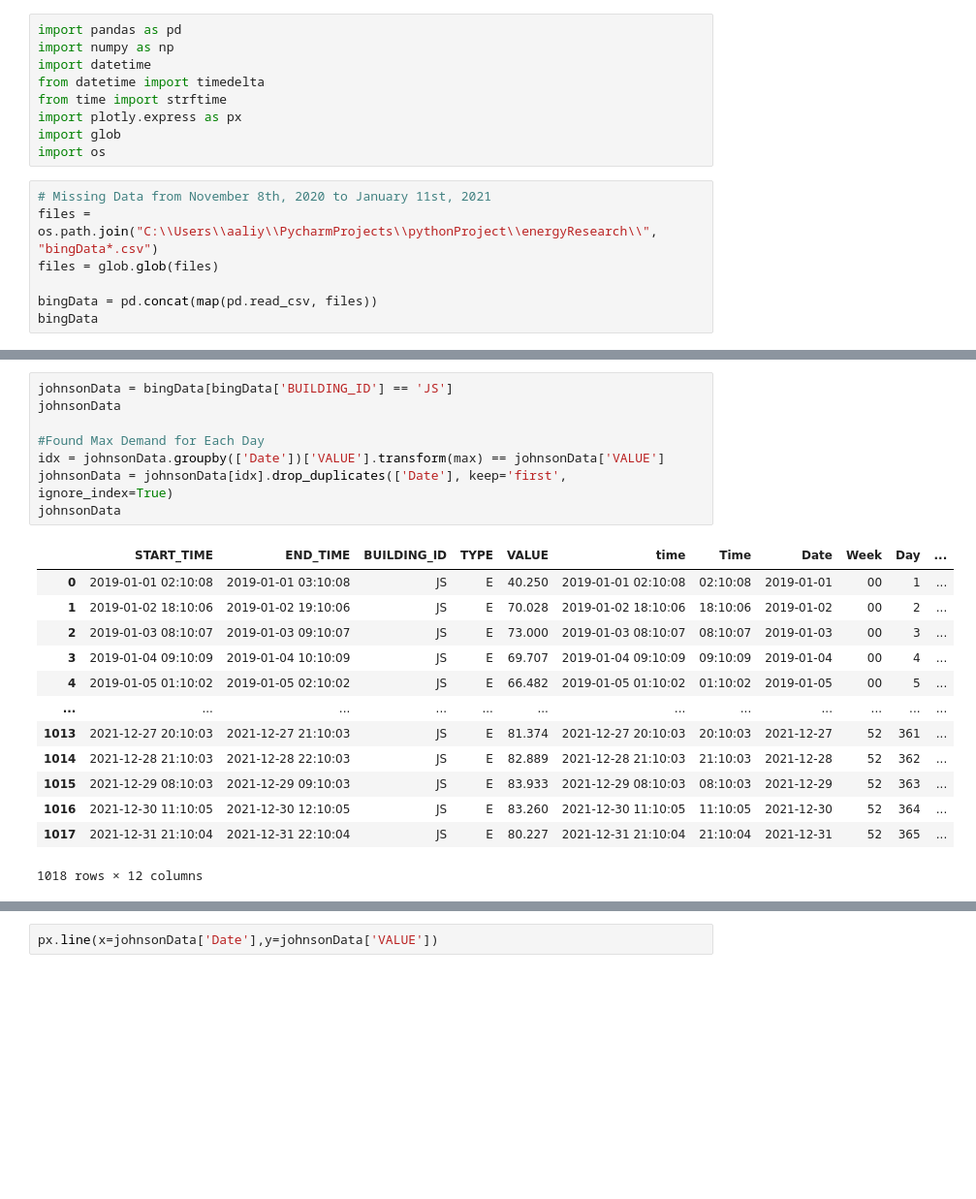
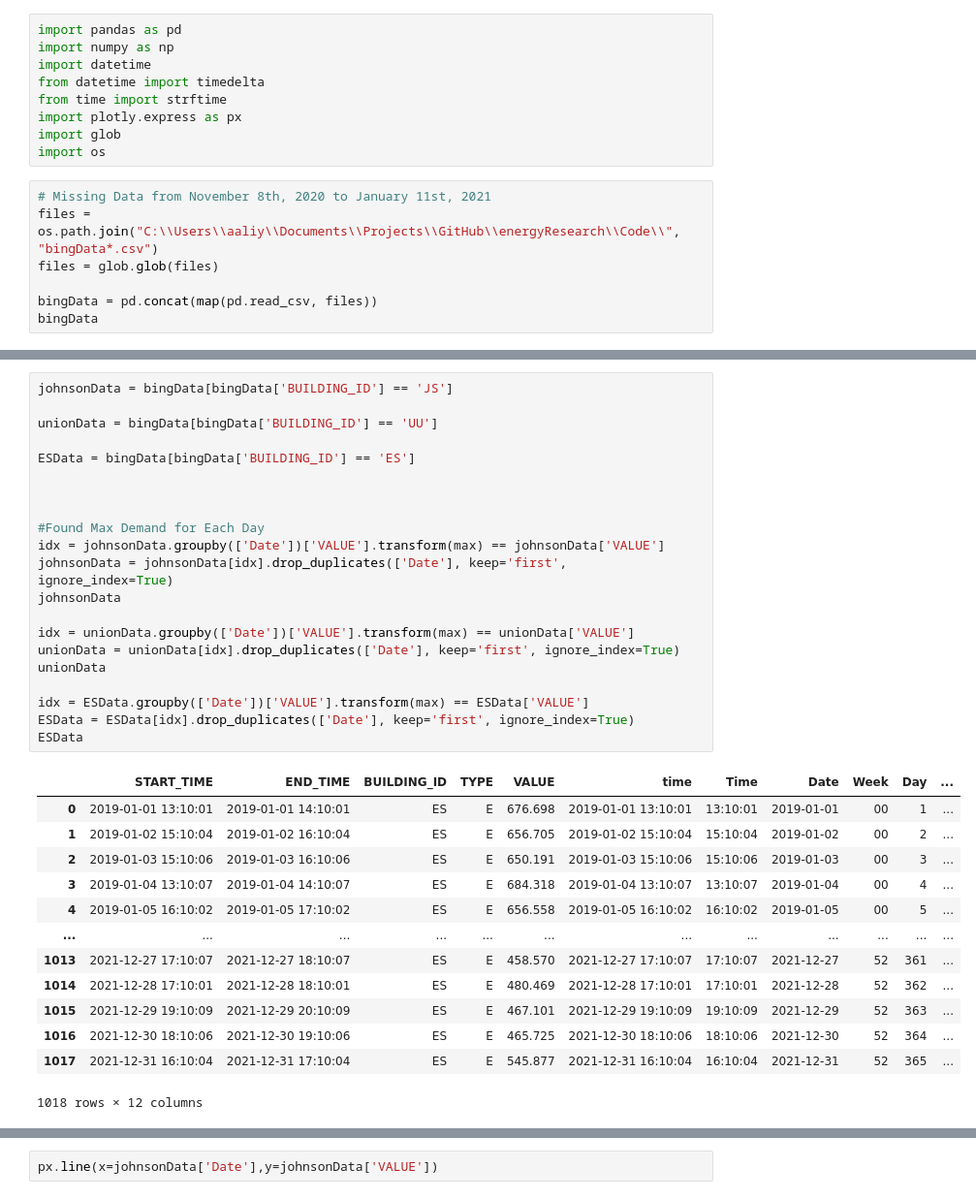
Before and after one commit to AaliyaJakir/energyResearch, a Jupyter notebook: exploring_bing_data.ipynb, the cells around one changed output, grey strips where cells are left out. Shown at 97% size. Drawn from its saved outputs; the diff is of its cells as text; blank space fills up the shorter version.

```diff
--- a/exploring_bing_data.ipynb
+++ b/exploring_bing_data.ipynb
@@ -9,7 +9,7 @@ import glob
 import os
 # %%
 # Missing Data from November 8th, 2020 to January 11st, 2021
-files = os.path.join("C:\\Users\\aaliy\\PycharmProjects\\pythonProject\\energyResearch\\", "bingData*.csv")
+files = os.path.join("C:\\Users\\aaliy\\Documents\\Projects\\GitHub\\energyResearch\\Code\\", "bingData*.csv")
 files = glob.glob(files)
 
 bingData = pd.concat(map(pd.read_csv, files))
@@ -79,23 +78,36 @@ See the caveats in the documentation: https://pandas.pydata.org/pandas-docs/stab
 1980362 rows × 12 columns
 # %%
 johnsonData = bingData[bingData['BUILDING_ID'] == 'JS']
-johnsonData
+
+unionData = bingData[bingData['BUILDING_ID'] == 'UU']
+
+ESData = bingData[bingData['BUILDING_ID'] == 'ES']
+
+
 
 #Found Max Demand for Each Day
 idx = johnsonData.groupby(['Date'])['VALUE'].transform(max) == johnsonData['VALUE']
 johnsonData = johnsonData[idx].drop_duplicates(['Date'], keep='first', ignore_index=True)
 johnsonData
+
+idx = unionData.groupby(['Date'])['VALUE'].transform(max) == unionData['VALUE']
+unionData = unionData[idx].drop_duplicates(['Date'], keep='first', ignore_index=True)
+unionData
+
+idx = ESData.groupby(['Date'])['VALUE'].transform(max) == ESData['VALUE']
+ESData = ESData[idx].drop_duplicates(['Date'], keep='first', ignore_index=True)
+ESData
 # %% [output]
 |  | START_TIME | END_TIME | BUILDING_ID | TYPE | VALUE | time | Time | Date | Week | Day | ... |
-| 0 | 2019-01-01 02:10:08 | 2019-01-01 03:10:08 | JS | E | 40.250 | 2019-01-01 02:10:08 | 02:10:08 | 2019-01-01 | 00 | 1 | ... |
-| 1 | 2019-01-02 18:10:06 | 2019-01-02 19:10:06 | JS | E | 70.028 | 2019-01-02 18:10:06 | 18:10:06 | 2019-01-02 | 00 | 2 | ... |
-| 2 | 2019-01-03 08:10:07 | 2019-01-03 09:10:07 | JS | E | 73.000 | 2019-01-03 08:10:07 | 08:10:07 | 2019-01-03 | 00 | 3 | ... |
-| 3 | 2019-01-04 09:10:09 | 2019-01-04 10:10:09 | JS | E | 69.707 | 2019-01-04 09:10:09 | 09:10:09 | 2019-01-04 | 00 | 4 | ... |
-| 4 | 2019-01-05 01:10:02 | 2019-01-05 02:10:02 | JS | E | 66.482 | 2019-01-05 01:10:02 | 01:10:02 | 2019-01-05 | 00 | 5 | ... |
+| 0 | 2019-01-01 13:10:01 | 2019-01-01 14:10:01 | ES | E | 676.698 | 2019-01-01 13:10:01 | 13:10:01 | 2019-01-01 | 00 | 1 | ... |
+| 1 | 2019-01-02 15:10:04 | 2019-01-02 16:10:04 | ES | E | 656.705 | 2019-01-02 15:10:04 | 15:10:04 | 2019-01-02 | 00 | 2 | ... |
+| 2 | 2019-01-03 15:10:06 | 2019-01-03 16:10:06 | ES | E | 650.191 | 2019-01-03 15:10:06 | 15:10:06 | 2019-01-03 | 00 | 3 | ... |
+| 3 | 2019-01-04 13:10:07 | 2019-01-04 14:10:07 | ES | E | 684.318 | 2019-01-04 13:10:07 | 13:10:07 | 2019-01-04 | 00 | 4 | ... |
+| 4 | 2019-01-05 16:10:02 | 2019-01-05 17:10:02 | ES | E | 656.558 | 2019-01-05 16:10:02 | 16:10:02 | 2019-01-05 | 00 | 5 | ... |
 | ... | ... | ... | ... | ... | ... | ... | ... | ... | ... | ... | ... |
-| 1013 | 2021-12-27 20:10:03 | 2021-12-27 21:10:03 | JS | E | 81.374 | 2021-12-27 20:10:03 | 20:10:03 | 2021-12-27 | 52 | 361 | ... |
-| 1014 | 2021-12-28 21:10:03 | 2021-12-28 22:10:03 | JS | E | 82.889 | 2021-12-28 21:10:03 | 21:10:03 | 2021-12-28 | 52 | 362 | ... |
-| 1015 | 2021-12-29 08:10:03 | 2021-12-29 09:10:03 | JS | E | 83.933 | 2021-12-29 08:10:03 | 08:10:03 | 2021-12-29 | 52 | 363 | ... |
-| 1016 | 2021-12-30 11:10:05 | 2021-12-30 12:10:05 | JS | E | 83.260 | 2021-12-30 11:10:05 | 11:10:05 | 2021-12-30 | 52 | 364 | ... |
-| 1017 | 2021-12-31 21:10:04 | 2021-12-31 22:10:04 | JS | E | 80.227 | 2021-12-31 21:10:04 | 21:10:04 | 2021-12-31 | 52 | 365 | ... |
+| 1013 | 2021-12-27 17:10:07 | 2021-12-27 18:10:07 | ES | E | 458.570 | 2021-12-27 17:10:07 | 17:10:07 | 2021-12-27 | 52 | 361 | ... |
+| 1014 | 2021-12-28 17:10:01 | 2021-12-28 18:10:01 | ES | E | 480.469 | 2021-12-28 17:10:01 | 17:10:01 | 2021-12-28 | 52 | 362 | ... |
+| 1015 | 2021-12-29 19:10:09 | 2021-12-29 20:10:09 | ES | E | 467.101 | 2021-12-29 19:10:09 | 19:10:09 | 2021-12-29 | 52 | 363 | ... |
+| 1016 | 2021-12-30 18:10:06 | 2021-12-30 19:10:06 | ES | E | 465.725 | 2021-12-30 18:10:06 | 18:10:06 | 2021-12-30 | 52 | 364 | ... |
+| 1017 | 2021-12-31 16:10:04 | 2021-12-31 17:10:04 | ES | E | 545.877 | 2021-12-31 16:10:04 | 16:10:04 | 2021-12-31 | 52 | 365 | ... |
 1018 rows × 12 columns
```
Also changed, not shown: parts of 7 cells of this notebook.
